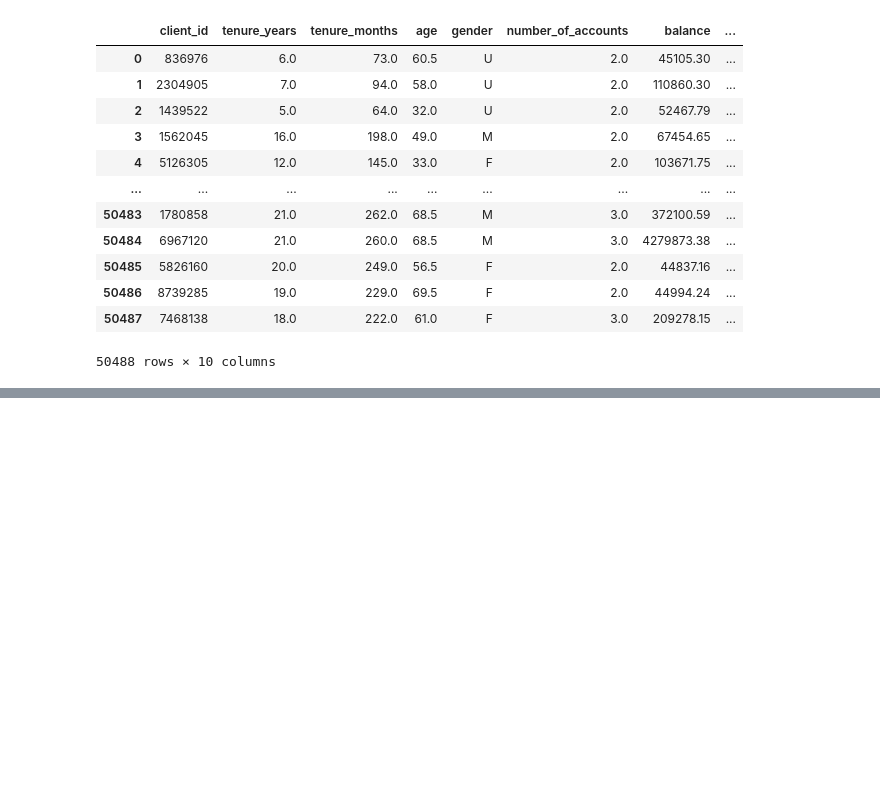
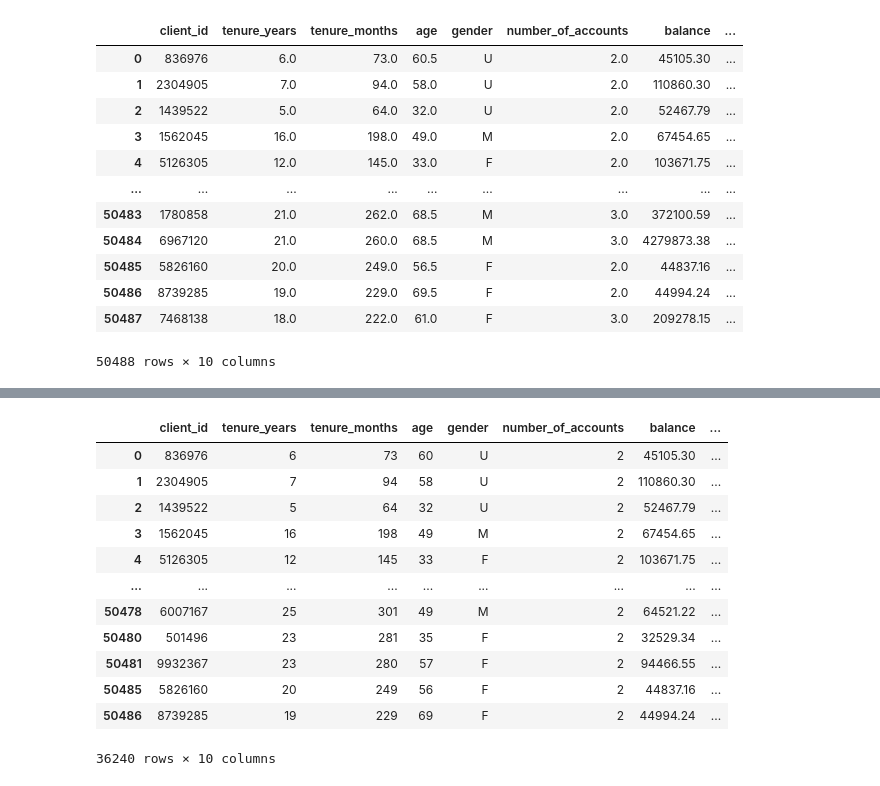
Before and after one commit to vijayendra-k/AB-Testing, a Jupyter notebook: AB-Testing.ipynb, the cells around one changed output, grey strips where cells are left out. Saved outputs shown, nothing was run; the diff lists cells and outputs as text; code cells hidden in the pictures; blank space fills up the shorter version.

```diff
--- a/AB-Testing.ipynb
+++ b/AB-Testing.ipynb
@@ -335,0 +349,4 @@ for col in cols_num:
+# %%
+q1=combdf[cols_num].quantile(0.25)
+# %%
+q3=combdf[cols_num].quantile(0.75)
@@ -335,0 +375,2 @@ for col in cols_num:
+# %%
+iqr=q3-q1
@@ -335,0 +388,18 @@ for col in cols_num:
+# %%
+cleandf=combdf[~((combdf[cols_num]<(q1-1.5*iqr)) | (combdf[cols_num]>(q3+1.5*iqr))).any(axis=1)]
+# %%
+cleandf
+# %% [output]
+|  | client_id | tenure_years | tenure_months | age | gender | number_of_accounts | balance | ... |
+| 0 | 836976 | 6 | 73 | 60 | U | 2 | 45105.30 | ... |
+| 1 | 2304905 | 7 | 94 | 58 | U | 2 | 110860.30 | ... |
+| 2 | 1439522 | 5 | 64 | 32 | U | 2 | 52467.79 | ... |
+| 3 | 1562045 | 16 | 198 | 49 | M | 2 | 67454.65 | ... |
+| 4 | 5126305 | 12 | 145 | 33 | F | 2 | 103671.75 | ... |
+| ... | ... | ... | ... | ... | ... | ... | ... | ... |
+| 50478 | 6007167 | 25 | 301 | 49 | M | 2 | 64521.22 | ... |
+| 50480 | 501496 | 23 | 281 | 35 | F | 2 | 32529.34 | ... |
+| 50481 | 9932367 | 23 | 280 | 57 | F | 2 | 94466.55 | ... |
+| 50485 | 5826160 | 20 | 249 | 56 | F | 2 | 44837.16 | ... |
+| 50486 | 8739285 | 19 | 229 | 69 | F | 2 | 44994.24 | ... |
+36240 rows × 10 columns
```
Also changed, not shown: parts of 5 cells of this notebook.
